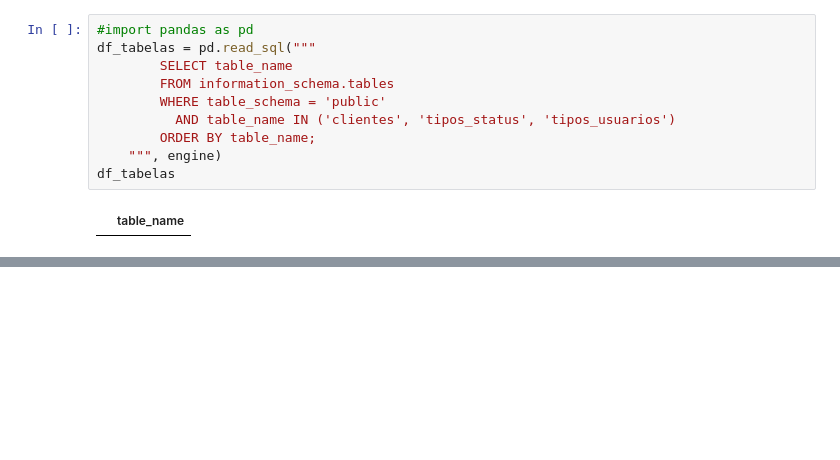
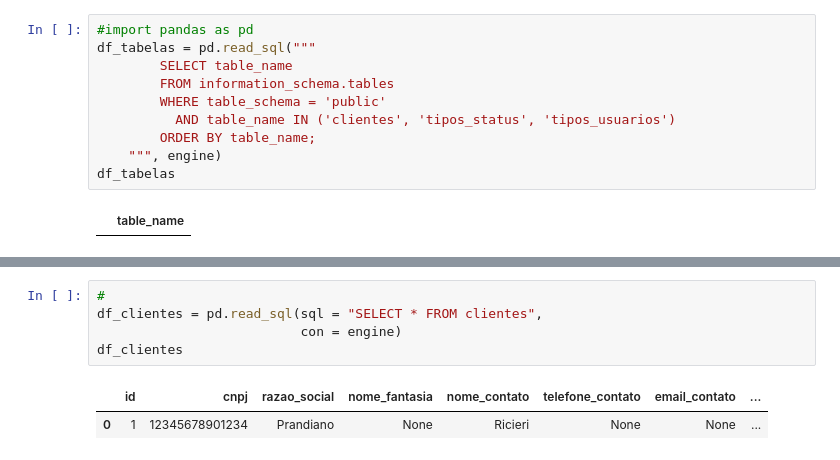
Before and after one commit to HermesJunior/palete_caixa, a Jupyter notebook: db_aula.ipynb, the cells around one changed output, grey strips where cells are left out. Saved outputs shown, nothing was run; the diff lists cells and outputs as text; blank space fills up the shorter version.

```diff
--- a/db_aula.ipynb
+++ b/db_aula.ipynb
@@ -46,0 +273,8 @@ df_tabelas
+# %%
+#
+df_clientes = pd.read_sql(sql = "SELECT * FROM clientes",
+                          con = engine)
+df_clientes
+# %% [output]
+|  | id | cnpj | razao_social | nome_fantasia | nome_contato | telefone_contato | email_contato | ... |
+| 0 | 1 | 12345678901234 | Prandiano | None | Ricieri | None | None | ... |
```
Also changed, not shown: parts of 30 cells of this notebook, 4 other files.
